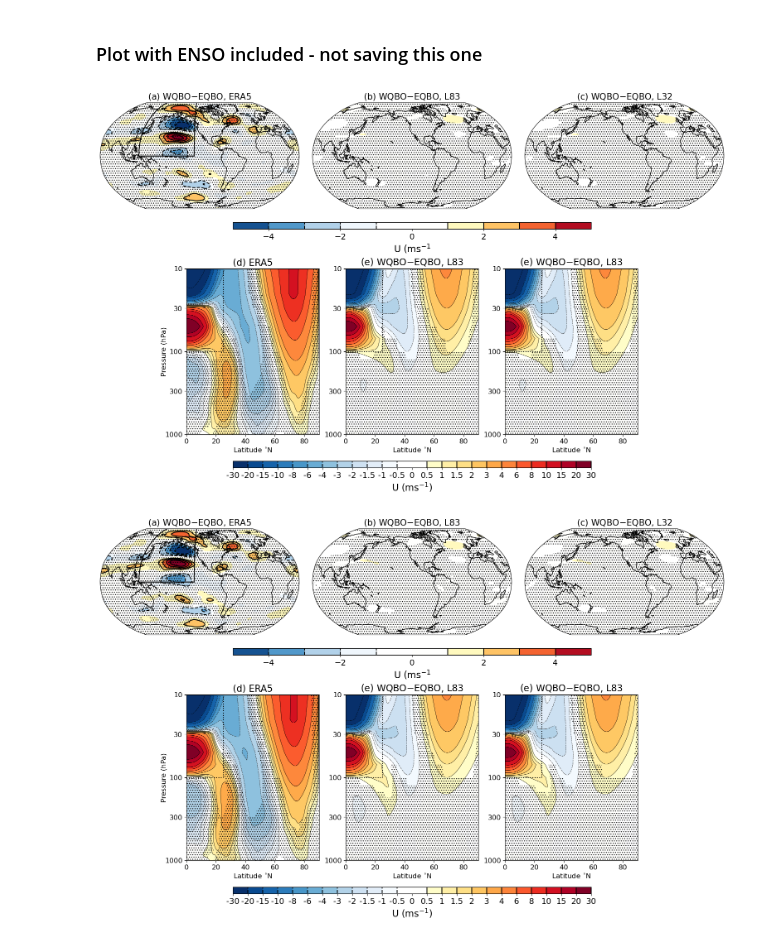
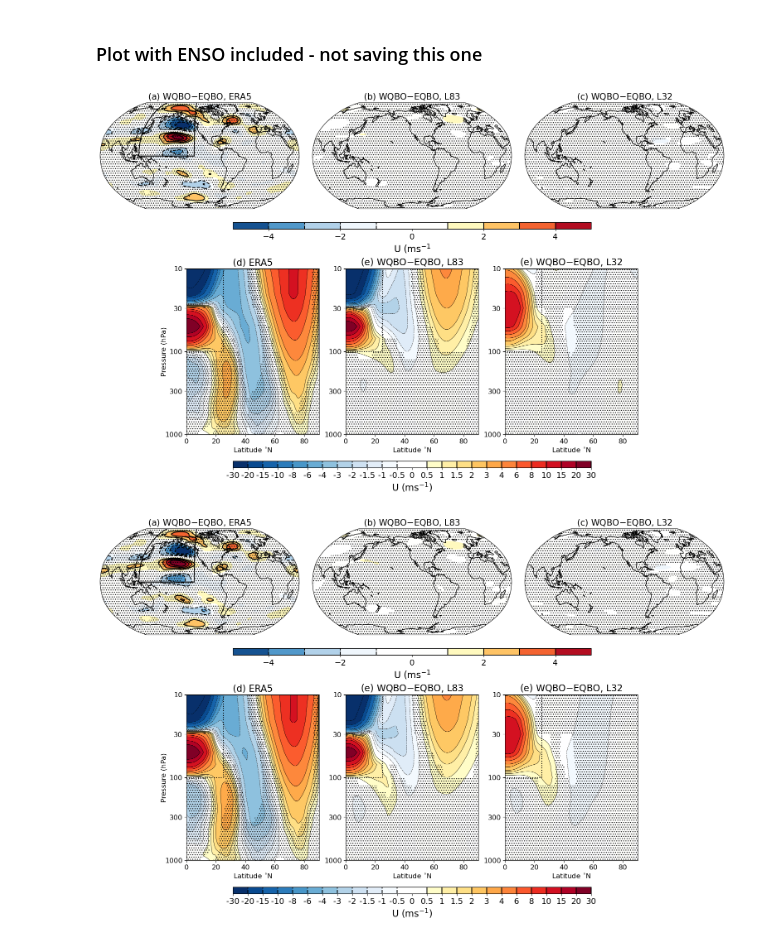
Before and after one commit to islasimpson/NCAR_CW3E_SMYLE, a Jupyter notebook: FIGURES/fig11.ipynb, the cells around one changed output. Drawn from its saved outputs; the diff is of its cells as text; code cells hidden in the pictures.

Commit message:
adding remaining figures and processing scripts

```diff
--- a/FIGURES/fig11.ipynb
+++ b/FIGURES/fig11.ipynb
@@ -197,11 +197,11 @@ eastl83_ut_withenso = l83_ut_withenso.isel(init_year = uqbo.values < -1.*uqbo_st
 westl83_ut_noenso = l83_ut_noenso.isel(init_year = uqbo.values > uqbo_std.values).load()
 eastl83_ut_noenso = l83_ut_noenso.isel(init_year = uqbo.values < -1.*uqbo_std.values).load()
 
-westl32_ut_withenso = l83_ut_withenso.isel(init_year = uqbo.values > uqbo_std.values).load()
-eastl32_ut_withenso = l83_ut_withenso.isel(init_year = uqbo.values < -1.*uqbo_std.values).load()
+westl32_ut_withenso = l32_ut_withenso.isel(init_year = uqbo.values > uqbo_std.values).load()
+eastl32_ut_withenso = l32_ut_withenso.isel(init_year = uqbo.values < -1.*uqbo_std.values).load()
 
-westl32_ut_noenso = l83_ut_noenso.isel(init_year = uqbo.values > uqbo_std.values).load()
-eastl32_ut_noenso = l83_ut_noenso.isel(init_year = uqbo.values < -1.*uqbo_std.values).load()
+westl32_ut_noenso = l32_ut_noenso.isel(init_year = uqbo.values > uqbo_std.values).load()
+eastl32_ut_noenso = l32_ut_noenso.isel(init_year = uqbo.values < -1.*uqbo_std.values).load()
 
 
 westera5_zm_withenso = era5_zm_withenso.isel(init_year = uqbo.values > uqbo_std.values).load()
@@ -216,11 +216,11 @@ eastl83_zm_withenso = l83_zm_withenso.isel(init_year = uqbo.values < -1.*uqbo_st
 westl83_zm_noenso = l83_zm_noenso.isel(init_year = uqbo.values > uqbo_std.values).load()
 eastl83_zm_noenso = l83_zm_noenso.isel(init_year = uqbo.values < -1.*uqbo_std.values).load()
 
-westl32_zm_withenso = l83_zm_withenso.isel(init_year = uqbo.values > uqbo_std.values).load()
-eastl32_zm_withenso = l83_zm_withenso.isel(init_year = uqbo.values < -1.*uqbo_std.values).load()
+westl32_zm_withenso = l32_zm_withenso.isel(init_year = uqbo.values > uqbo_std.values).load()
+eastl32_zm_withenso = l32_zm_withenso.isel(init_year = uqbo.values < -1.*uqbo_std.values).load()
 
-westl32_zm_noenso = l83_zm_noenso.isel(init_year = uqbo.values > uqbo_std.values).load()
-eastl32_zm_noenso = l83_zm_noenso.isel(init_year = uqbo.values < -1.*uqbo_std.values).load()
+westl32_zm_noenso = l32_zm_noenso.isel(init_year = uqbo.values > uqbo_std.values).load()
+eastl32_zm_noenso = l32_zm_noenso.isel(init_year = uqbo.values < -1.*uqbo_std.values).load()
 # %% [markdown]
 ### Read in significance data calculated at ~/DATA_SORT/SIGNIF/fig11
 # %%
@@ -283,35 +260,35 @@ clevs=np.array([-30,-20,-15,-10.,-8.,-6,-4,-3,-2.,-1.5,-1,-0.5,0.,0.5,1.,1.5,2.,
 
 dif = westera5_zm_withenso.mean('init_year') - eastera5_zm_withenso.mean('init_year')
 signifplot = signifdat.signif_era5_zm_withenso
 
 ax = zmplot.plotlatlogpre_nh_1000_10(fig, dif, dif.lat, dif.pre, 0.5,-5,5,'(d) ERA5',
                              0.18,0.38,0.02,0.27, speclevs=clevs, signifdat = signifplot, stipplesignif=True)
 ax.plot([0,25],[-np.log10(100),-np.log10(100)], color='black', linestyle='dotted')
 ax.plot([25,25],[-np.log10(100),-np.log10(10)], color='black', linestyle='dotted')
 
 dif = westl83_zm_withenso.mean('init_year') - eastl83_zm_withenso.mean('init_year')
 signifplot = signifdat.signif_l83_zm_withenso
 ax = zmplot.plotlatlogpre_nh_1000_10(fig, dif, dif.lat, dif.pre, 0.5, -5, 5, '(e) WQBO$-$EQBO, L83',
                                      0.42,0.62,0.02,0.27, speclevs=clevs, signifdat=signifplot, stipplesignif=True, ylabel=False)
 ax.plot([0,25],[-np.log10(100),-np.log10(100)], color='black', linestyle='dotted')
 ax.plot([25,25],[-np.log10(100),-np.log10(10)], color='black', linestyle='dotted')
 
 
 dif = westl32_zm_withenso.mean('init_year') - eastl32_zm_withenso.mean('init_year')
 signifplot = signifdat.signif_l32_zm_withenso
-ax = zmplot.plotlatlogpre_nh_1000_10(fig, dif, dif.lat, dif.pre, 0.5, -5, 5, '(e) WQBO$-$EQBO, L83',
+ax = zmplot.plotlatlogpre_nh_1000_10(fig, dif, dif.lat, dif.pre, 0.5, -5, 5, '(e) WQBO$-$EQBO, L32',
                                      0.66,0.86,0.02,0.27, speclevs=clevs, signifdat=signifplot, stipplesignif=True, ylabel=False)
 ax.plot([0,25],[-np.log10(100),-np.log10(100)], color='black', linestyle='dotted')
 ax.plot([25,25],[-np.log10(100),-np.log10(10)], color='black', linestyle='dotted')
 
 ax = cbars.plotcolorbar_sayc(fig, clevs, 'U (ms$^{-1}$)', 0.25,0.79,-0.03,-0.02, contourlines=True,
                             ticks=clevs,
                              ticklabels=['-30','-20','-15','-10','-8','-6','-4','-3','-2','-1.5','-1','-0.5','0',
                                          '0.5','1','1.5','2','3','4','6','8','10','15','20','30'])
 
 #fig.savefig(plotpath+'fig11.png', bbox_inches='tight', facecolor='white')
 # %% [output]
-[figure, old version]
+[figure, new version]
 # %%
 fig = plt.figure(figsize=(16,16))
 
@@ -358,7 +335,7 @@ ax.plot([25,25],[-np.log10(100),-np.log10(10)], color='black', linestyle='dotted
 
 dif = westl32_zm_noenso.mean('init_year') - eastl32_zm_noenso.mean('init_year')
 signifplot = signifdat.signif_l32_zm_noenso
-ax = zmplot.plotlatlogpre_nh_1000_10(fig, dif, dif.lat, dif.pre, 0.5, -5, 5, '(e) WQBO$-$EQBO, L83',
+ax = zmplot.plotlatlogpre_nh_1000_10(fig, dif, dif.lat, dif.pre, 0.5, -5, 5, '(e) WQBO$-$EQBO, L32',
                                      0.66,0.86,0.02,0.27, speclevs=clevs, signifdat=signifplot, stipplesignif=True, ylabel=False)
 ax.plot([0,25],[-np.log10(100),-np.log10(100)], color='black', linestyle='dotted')
 ax.plot([25,25],[-np.log10(100),-np.log10(10)], color='black', linestyle='dotted')
@@ -370,4 +347,4 @@ ax = cbars.plotcolorbar_sayc(fig, clevs, 'U (ms$^{-1}$)', 0.25,0.79,-0.03,-0.02,
 
 fig.savefig(plotpath+'fig11.png', bbox_inches='tight', facecolor='white')
 # %% [output]
-[figure, old version]
+[figure, new version]
```
Also changed, not shown: parts of 1 cell of this notebook, 9 other files.
